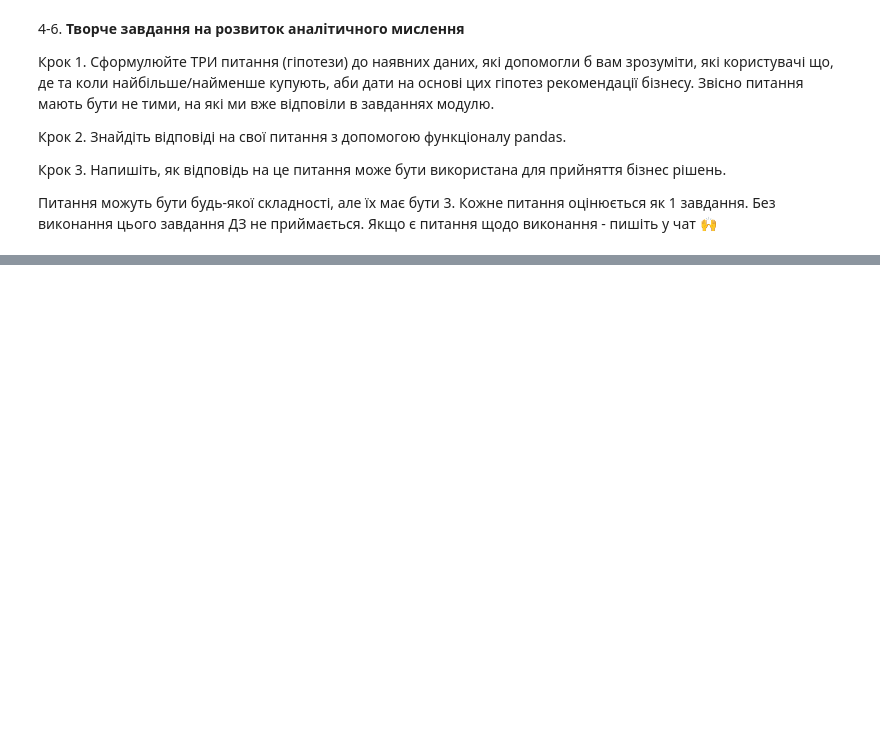
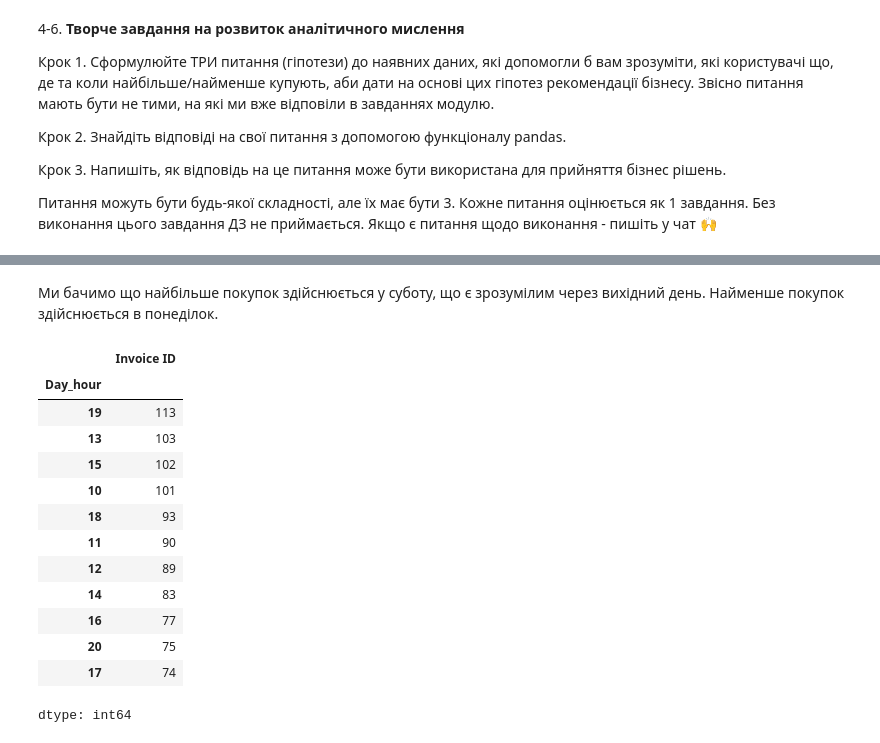
Before and after one commit to narvitp/Data-Analyst-Course, a Jupyter notebook: hw_10_4_apply,_groupby,_pivot_table.ipynb, the cells around one changed output, grey strips where cells are left out. Drawn from its saved outputs; the diff is of its cells as text; code cells hidden in the pictures; blank space fills up the shorter version.

```diff
--- a/hw_10_4_apply,_groupby,_pivot_table.ipynb
+++ b/hw_10_4_apply,_groupby,_pivot_table.ipynb
@@ -32,0 +99,3 @@
+# %%
+df['Date'] = pd.to_datetime(df['Date'])
+df['Week_day'] = df['Date'].dt.day_name()
@@ -32,0 +115,21 @@
+# %% [markdown]
+Ми бачимо що найбільше покупок здійснюється у суботу, що є зрозумілим через вихідний день. Найменше покупок здійснюється в понеділок.
+# %%
+df['Time'] = pd.to_datetime(df['Time'])
+df['Day_hour'] = df['Time'].dt.hour
+df.groupby('Day_hour')['Invoice ID'].count().sort_values(ascending=False)
+# %% [output]
+|  | Invoice ID |
+| Day_hour |  |
+| 19 | 113 |
+| 13 | 103 |
+| 15 | 102 |
+| 10 | 101 |
+| 18 | 93 |
+| 11 | 90 |
+| 12 | 89 |
+| 14 | 83 |
+| 16 | 77 |
+| 20 | 75 |
+| 17 | 74 |
+dtype: int64
```
Also changed, not shown: parts of 17 cells of this notebook.
